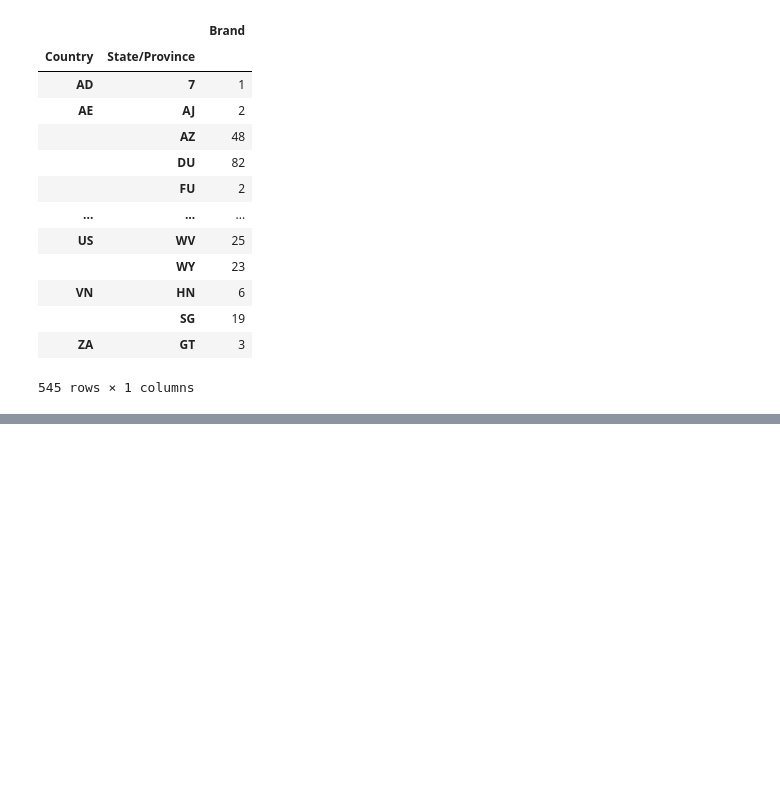
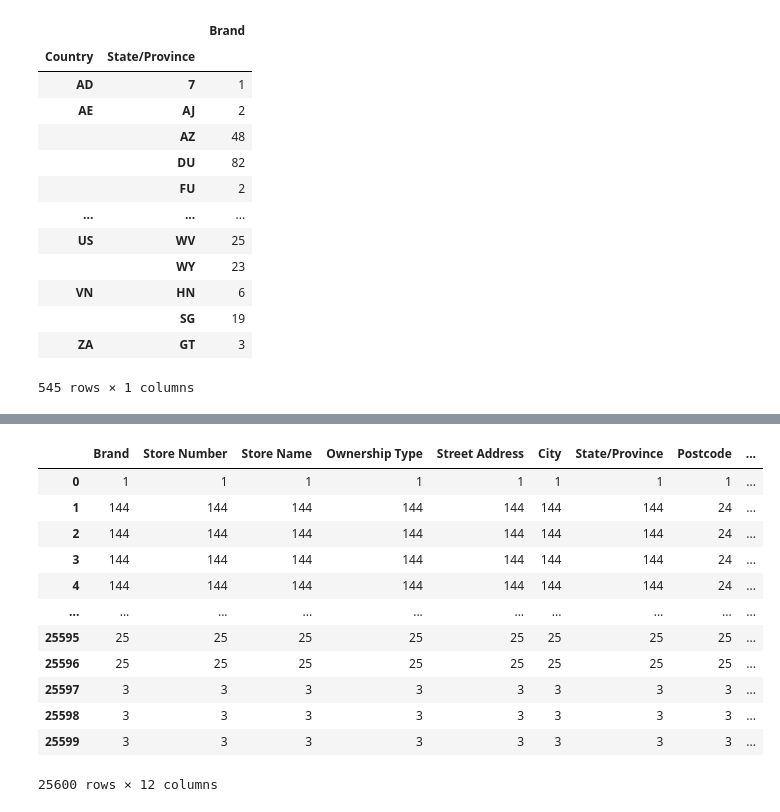
Before and after one commit to ymzhang-cs/Learning-Notes, a Jupyter notebook: Pandas/07-groupby.ipynb, the cells around one changed output, grey strips where cells are left out. Drawn from its saved outputs; the diff is of its cells as text; code cells hidden in the pictures; blank space fills up the shorter version.

```diff
--- a/Pandas/07-groupby.ipynb
+++ b/Pandas/07-groupby.ipynb
@@ -174,0 +196,16 @@ df.groupby(by=[df['Country'], df['State/Province']])[['Brand']].count()
+# %%
+df.groupby(by=df['Country']).transform('count')
+# %% [output]
+|  | Brand | Store Number | Store Name | Ownership Type | Street Address | City | State/Province | Postcode | ... |
+| 0 | 1 | 1 | 1 | 1 | 1 | 1 | 1 | 1 | ... |
+| 1 | 144 | 144 | 144 | 144 | 144 | 144 | 144 | 24 | ... |
+| 2 | 144 | 144 | 144 | 144 | 144 | 144 | 144 | 24 | ... |
+| 3 | 144 | 144 | 144 | 144 | 144 | 144 | 144 | 24 | ... |
+| 4 | 144 | 144 | 144 | 144 | 144 | 144 | 144 | 24 | ... |
+| ... | ... | ... | ... | ... | ... | ... | ... | ... | ... |
+| 25595 | 25 | 25 | 25 | 25 | 25 | 25 | 25 | 25 | ... |
+| 25596 | 25 | 25 | 25 | 25 | 25 | 25 | 25 | 25 | ... |
+| 25597 | 3 | 3 | 3 | 3 | 3 | 3 | 3 | 3 | ... |
+| 25598 | 3 | 3 | 3 | 3 | 3 | 3 | 3 | 3 | ... |
+| 25599 | 3 | 3 | 3 | 3 | 3 | 3 | 3 | 3 | ... |
+25600 rows × 12 columns
```
Also changed, not shown: parts of 7 cells of this notebook, 2 other files.
